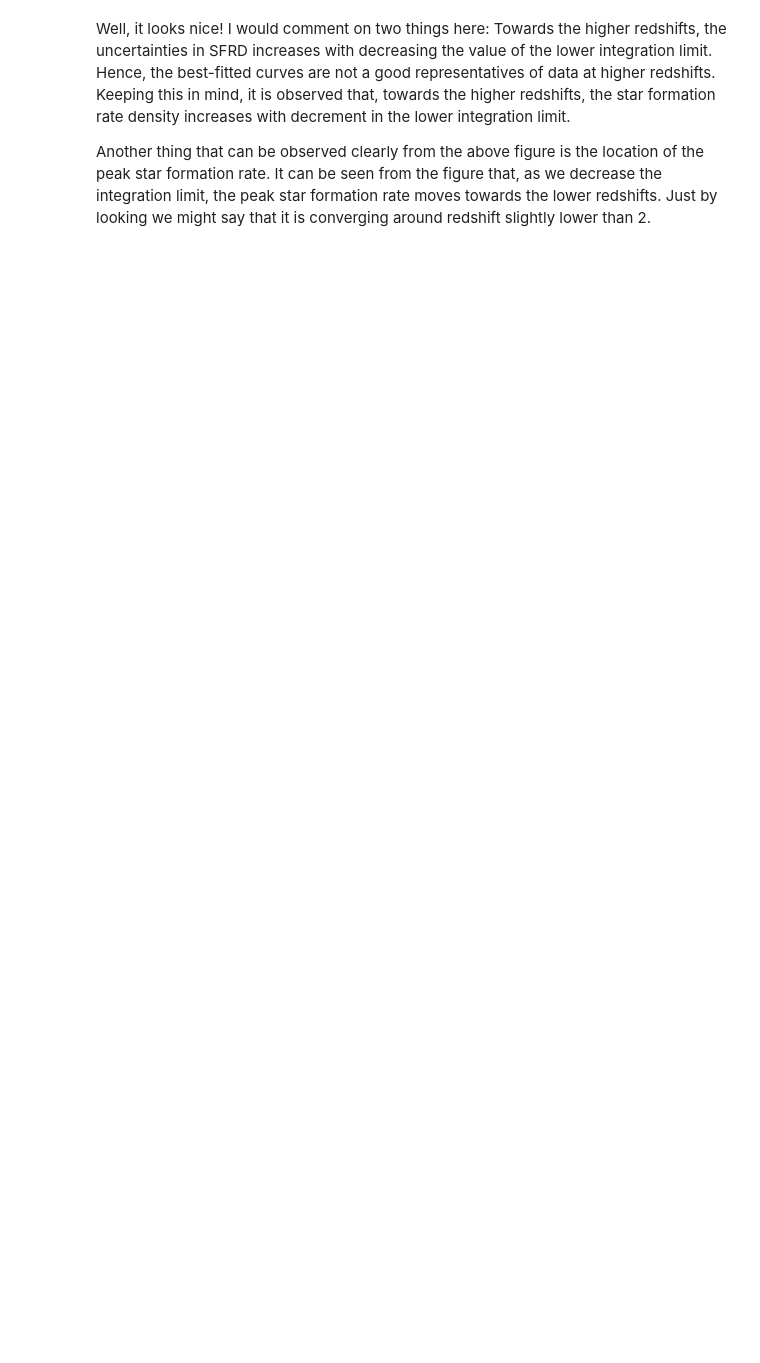
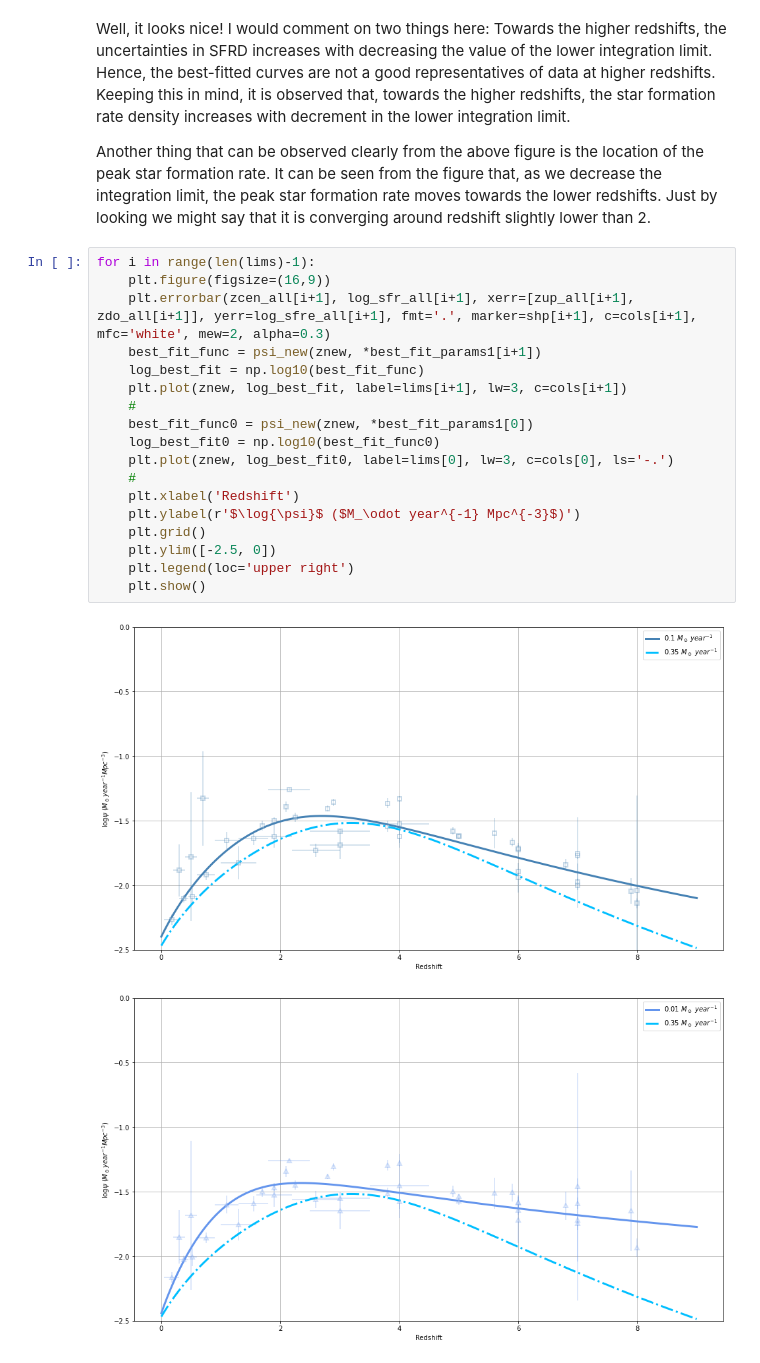
Before and after one commit to Jayshil/csfrd, a Jupyter notebook: Results/res2.ipynb, the cells around one changed output. Drawn from its saved outputs; the diff is of its cells as text; blank space fills up the shorter version.

```diff
--- a/Results/res2.ipynb
+++ b/Results/res2.ipynb
@@ -140,3 +161,24 @@ True
 Well, it looks nice! I would comment on two things here: Towards the higher redshifts, the uncertainties in SFRD increases with decreasing the value of the lower integration limit. Hence, the best-fitted curves are not a good representatives of data at higher redshifts. Keeping this in mind, it is observed that, towards the higher redshifts, the star formation rate density increases with decrement in the lower integration limit.
 
 Another thing that can be observed clearly from the above figure is the location of the peak star formation rate. It can be seen from the figure that, as we decrease the integration limit, the peak star formation rate moves towards the lower redshifts. Just by looking we might say that it is converging around redshift slightly lower than 2.
+# %%
+for i in range(len(lims)-1):
+    plt.figure(figsize=(16,9))
+    plt.errorbar(zcen_all[i+1], log_sfr_all[i+1], xerr=[zup_all[i+1], zdo_all[i+1]], yerr=log_sfre_all[i+1], fmt='.', marker=shp[i+1], c=cols[i+1], mfc='white', mew=2, alpha=0.3)
+    best_fit_func = psi_new(znew, *best_fit_params1[i+1])
+    log_best_fit = np.log10(best_fit_func)
+    plt.plot(znew, log_best_fit, label=lims[i+1], lw=3, c=cols[i+1])
+    #
+    best_fit_func0 = psi_new(znew, *best_fit_params1[0])
+    log_best_fit0 = np.log10(best_fit_func0)
+    plt.plot(znew, log_best_fit0, label=lims[0], lw=3, c=cols[0], ls='-.')
+    #
+    plt.xlabel('Redshift')
+    plt.ylabel(r'$\log{\psi}$ ($M_\odot year^{-1} Mpc^{-3}$)')
+    plt.grid()
+    plt.ylim([-2.5, 0])
+    plt.legend(loc='upper right')
+    plt.show()
+# %% [output]
+[figure, added]
+[figure, added]
```
Also changed, not shown: parts of 3 cells of this notebook.
